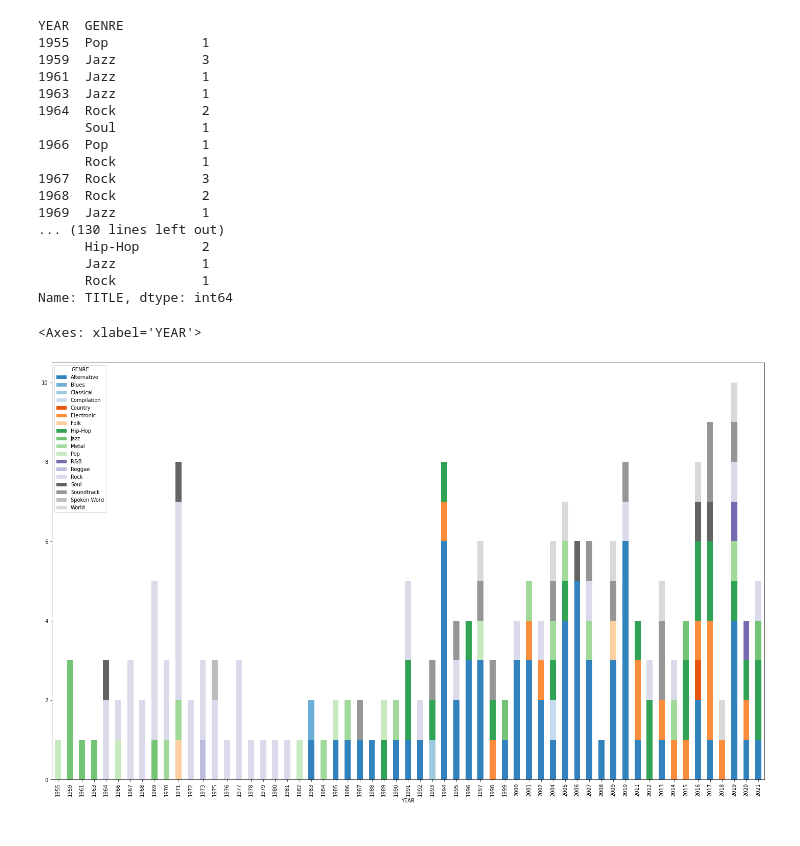
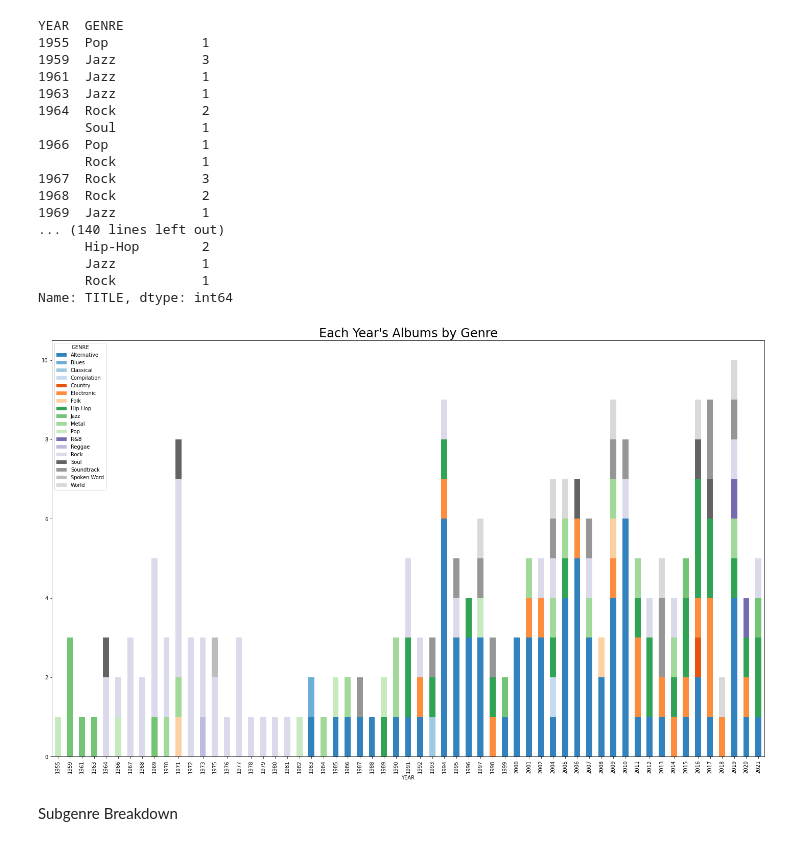
Before and after one commit to knnthchng/topsters, a Jupyter notebook: topsters.ipynb, the cells around one changed output. Saved outputs shown, nothing was run; the diff lists cells and outputs as text; code cells hidden in the pictures.

Commit message:
cleaned up data / added to README

```diff
--- a/topsters.ipynb
+++ b/topsters.ipynb
@@ -5,6 +5,6 @@ import csv
 import pandas as pd
 import matplotlib.pyplot as plt
 
-topsters_DF = pd.read_csv("Data/topsters.csv")
+topsters_DF = pd.read_csv("Data/topsters_v2.csv")
 topsters_DF.head(10)
 # %% [output]
@@ -316,5 +277,6 @@ pd.DataFrame(gen_artists)
 # %%
 year_genre = topsters_DF.groupby(["YEAR","GENRE"]).count()["TITLE"]
+year_genre.to_csv('Data/topsters_groupedby_year+genre.txt', sep=' ')
 with pd.option_context('display.max_rows', None,
                        'display.max_columns', None,
                        'display.precision', 3,
@@ -333,13 +295,16 @@ YEAR  GENRE
 1967  Rock           3
 1968  Rock           2
 1969  Jazz           1
-... (130 lines left out)
+... (140 lines left out)
       Hip-Hop        2
       Jazz           1
       Rock           1
 Name: TITLE, dtype: int64
 # %%
 year_genre.unstack().plot(kind='bar',stacked=True, figsize=(25,15), colormap='tab20c')
+plt.title("Each Year's Albums by Genre", fontsize=24)
+plt.savefig("Visuals/topsters_yeargenre.jpg")
 # %% [output]
-<Axes: xlabel='YEAR'>
-[figure, old version]
+[figure, new version]
+# %% [markdown]
+Subgenre Breakdown
```
Also changed, not shown: parts of 33 cells of this notebook, 14 other files.
